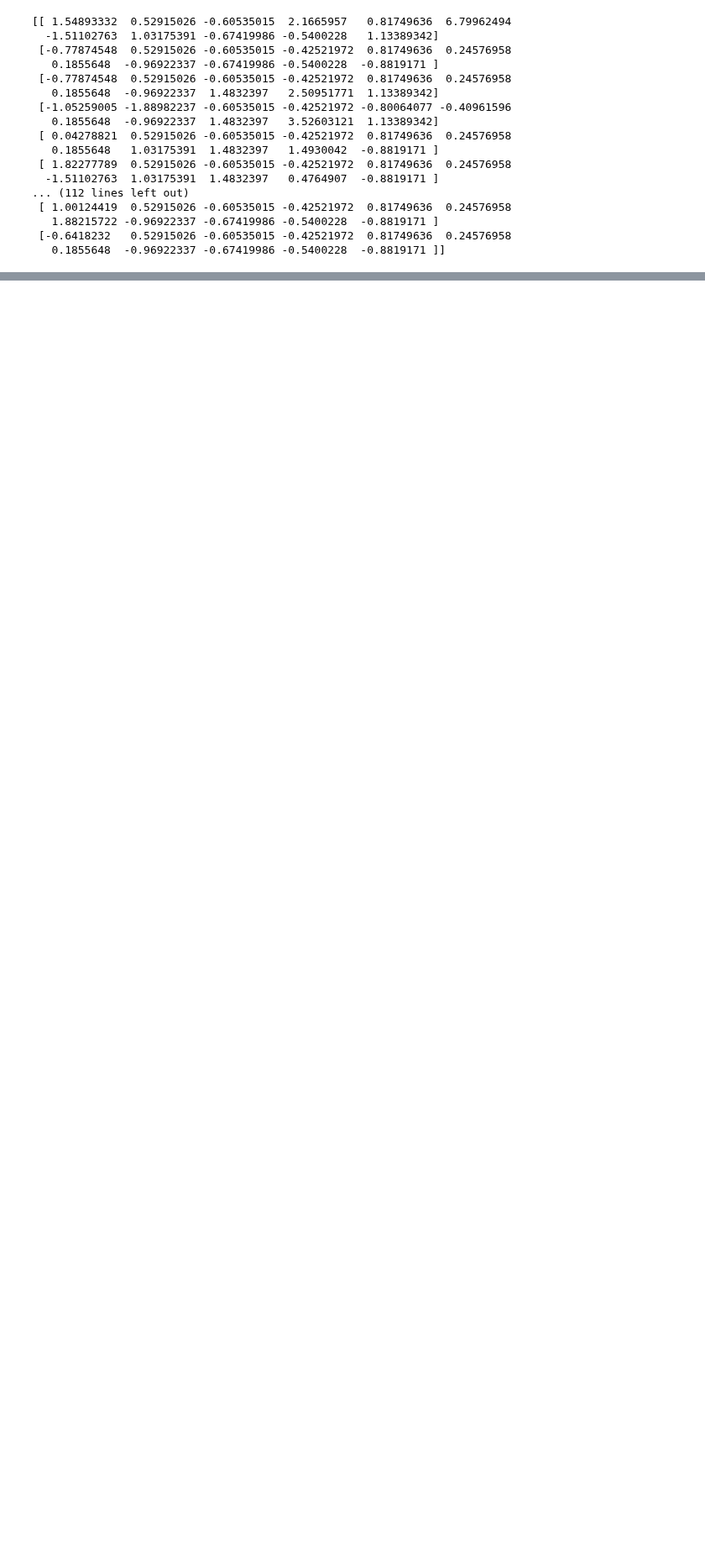
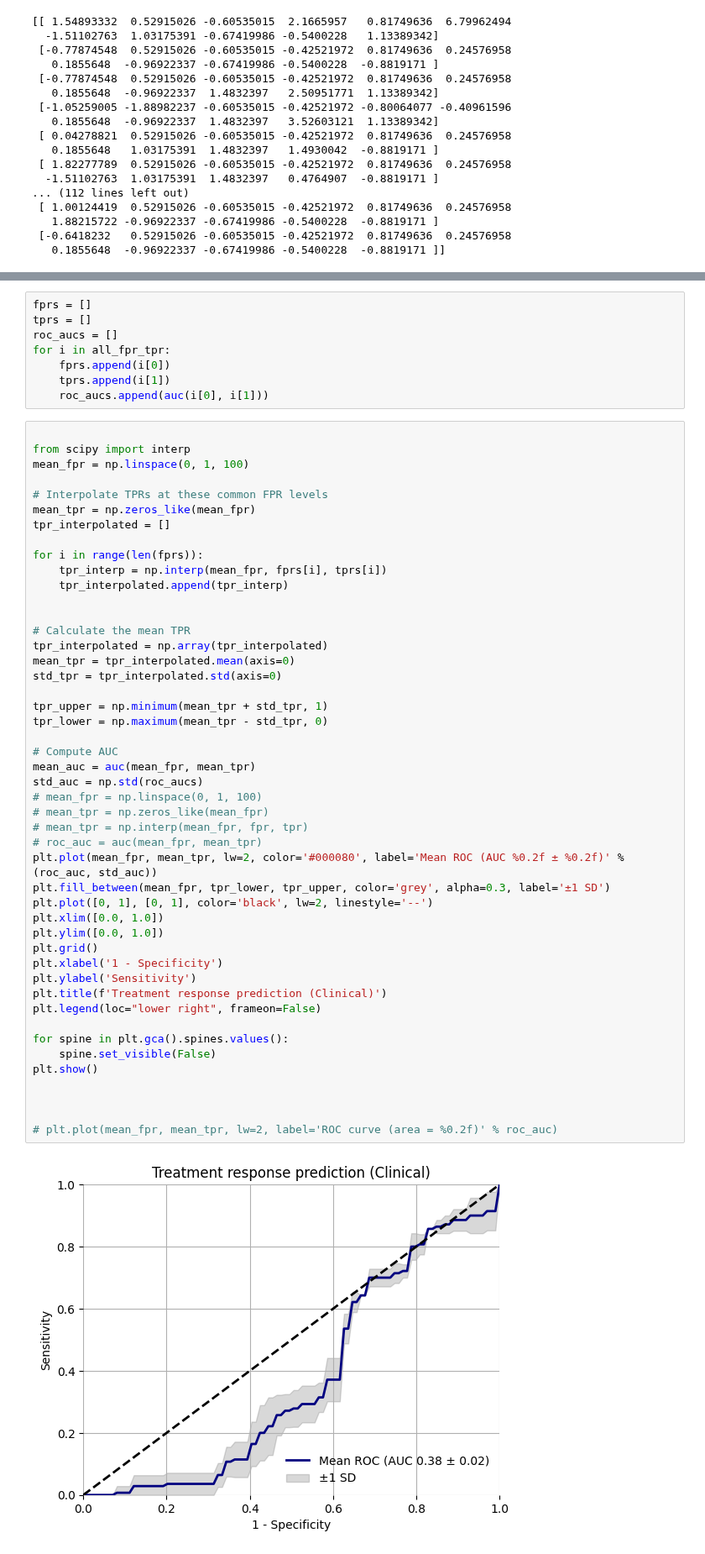
Before and after one commit to jinyuanwong/fnirs-treatment-response-prediction, a Jupyter notebook: scripts/fusion_model/fusion_main.ipynb, the cells around one changed output, grey strips where cells are left out. Shown at 84% size. Drawn from its saved outputs; the diff is of its cells as text; blank space fills up the shorter version.

```diff
--- a/scripts/fusion_model/fusion_main.ipynb
+++ b/scripts/fusion_model/fusion_main.ipynb
@@ -228,3 +419,60 @@ array([0., 0., 0., 0., 0., 0., 0., 0., 0., 0., 0., 0., 0., 0., 1., 0., 0.,
+# %%
+fprs = []
+tprs = []
+roc_aucs = []
+for i in all_fpr_tpr:
+    fprs.append(i[0])
+    tprs.append(i[1])
+    roc_aucs.append(auc(i[0], i[1]))
+# %%
+
+from scipy import interp
+mean_fpr = np.linspace(0, 1, 100)
+
+# Interpolate TPRs at these common FPR levels
+mean_tpr = np.zeros_like(mean_fpr)
+tpr_interpolated = []
+
+for i in range(len(fprs)):
+    tpr_interp = np.interp(mean_fpr, fprs[i], tprs[i])
+    tpr_interpolated.append(tpr_interp)
+
+
+# Calculate the mean TPR
+tpr_interpolated = np.array(tpr_interpolated)
+mean_tpr = tpr_interpolated.mean(axis=0)
+std_tpr = tpr_interpolated.std(axis=0)
+
+tpr_upper = np.minimum(mean_tpr + std_tpr, 1)
+tpr_lower = np.maximum(mean_tpr - std_tpr, 0)
+
+# Compute AUC
+mean_auc = auc(mean_fpr, mean_tpr)
+std_auc = np.std(roc_aucs)
+# mean_fpr = np.linspace(0, 1, 100)
+# mean_tpr = np.zeros_like(mean_fpr)
+# mean_tpr = np.interp(mean_fpr, fpr, tpr)
+# roc_auc = auc(mean_fpr, mean_tpr)
+plt.plot(mean_fpr, mean_tpr, lw=2, color='#000080', label='Mean ROC (AUC %0.2f ± %0.2f)' % (roc_auc, std_auc))
+plt.fill_between(mean_fpr, tpr_lower, tpr_upper, color='grey', alpha=0.3, label='±1 SD')
+plt.plot([0, 1], [0, 1], color='black', lw=2, linestyle='--')
+plt.xlim([0.0, 1.0])
+plt.ylim([0.0, 1.0])
+plt.grid()
+plt.xlabel('1 - Specificity')
+plt.ylabel('Sensitivity')
+plt.title(f'Treatment response prediction (Clinical)')
+plt.legend(loc="lower right", frameon=False)
+
+for spine in plt.gca().spines.values():
+    spine.set_visible(False)
+plt.show()
+
+
+
+# plt.plot(mean_fpr, mean_tpr, lw=2, label='ROC curve (area = %0.2f)' % roc_auc)
+# %% [output]
+[figure, added]
 # %%
 import matplotlib.pyplot as plt
 fusion_data[:,-1:]
```
Also changed, not shown: parts of 12 cells of this notebook, 1 other file.
